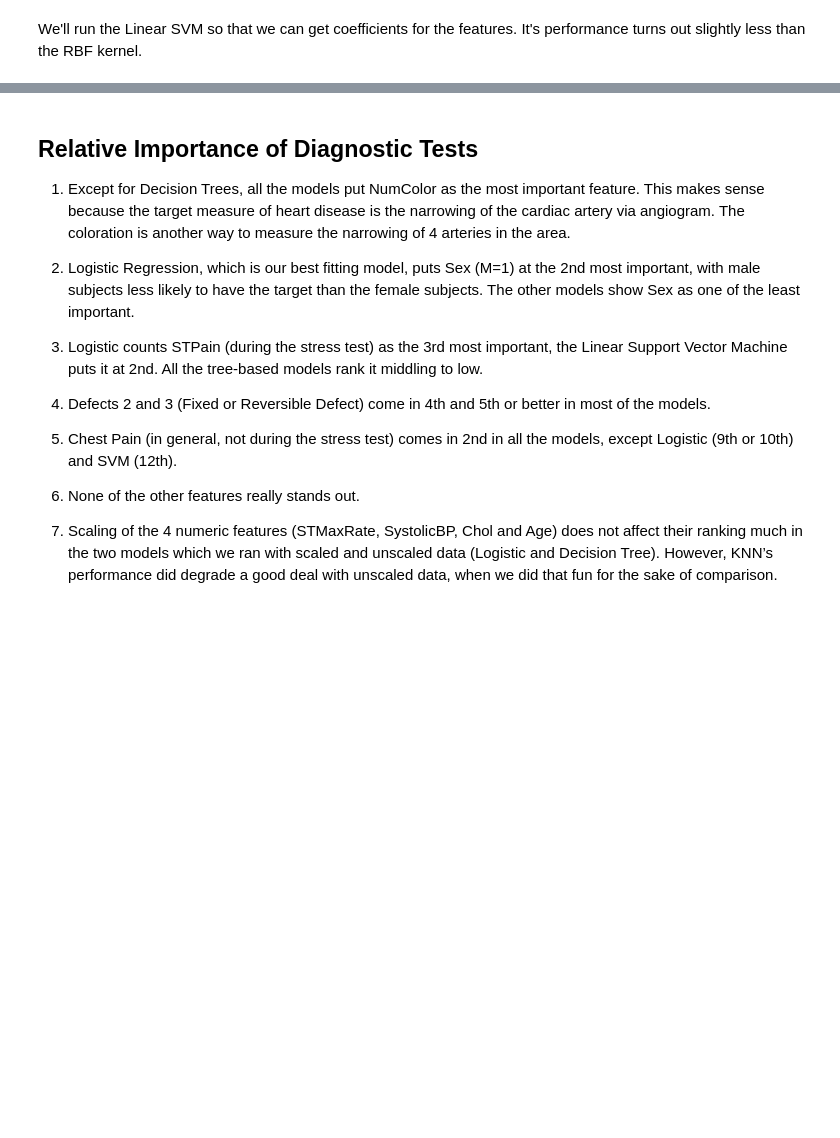
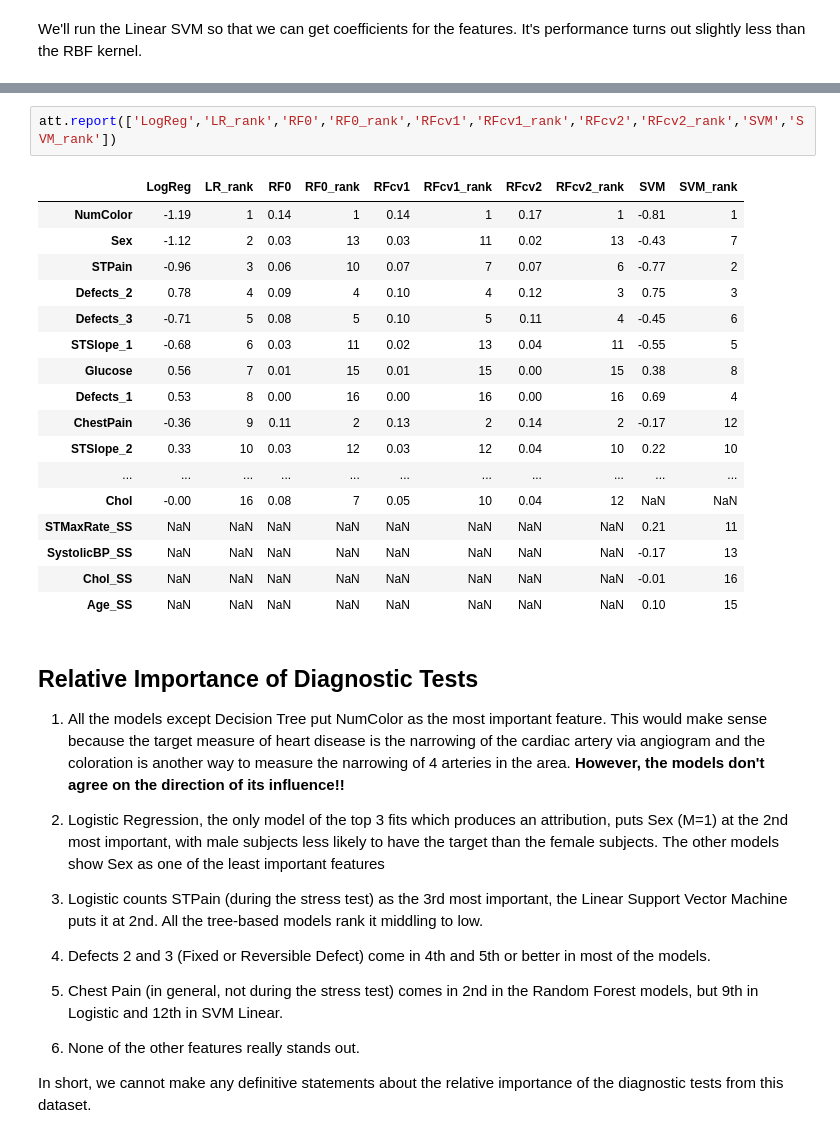
Before and after one commit to BradDoty/KaggleHeartDiseaseUCI, a Jupyter notebook: Notebooks/Capstone 2 -- Modeling.ipynb, the cells around one changed output, grey strips where cells are left out. Saved outputs shown, nothing was run; the diff lists cells and outputs as text; blank space fills up the shorter version.

```diff
--- a/Notebooks/Capstone 2 -- Modeling.ipynb
+++ b/Notebooks/Capstone 2 -- Modeling.ipynb
@@ -628,16 +631,36 @@ att.report()
+# %%
+att.report(['LogReg','LR_rank','RF0','RF0_rank','RFcv1','RFcv1_rank','RFcv2','RFcv2_rank','SVM','SVM_rank'])
+# %% [output]
+|  | LogReg | LR_rank | RF0 | RF0_rank | RFcv1 | RFcv1_rank | RFcv2 | RFcv2_rank | SVM | SVM_rank |
+| NumColor | -1.19 | 1 | 0.14 | 1 | 0.14 | 1 | 0.17 | 1 | -0.81 | 1 |
+| Sex | -1.12 | 2 | 0.03 | 13 | 0.03 | 11 | 0.02 | 13 | -0.43 | 7 |
+| STPain | -0.96 | 3 | 0.06 | 10 | 0.07 | 7 | 0.07 | 6 | -0.77 | 2 |
+| Defects_2 | 0.78 | 4 | 0.09 | 4 | 0.10 | 4 | 0.12 | 3 | 0.75 | 3 |
+| Defects_3 | -0.71 | 5 | 0.08 | 5 | 0.10 | 5 | 0.11 | 4 | -0.45 | 6 |
+| STSlope_1 | -0.68 | 6 | 0.03 | 11 | 0.02 | 13 | 0.04 | 11 | -0.55 | 5 |
+| Glucose | 0.56 | 7 | 0.01 | 15 | 0.01 | 15 | 0.00 | 15 | 0.38 | 8 |
+| Defects_1 | 0.53 | 8 | 0.00 | 16 | 0.00 | 16 | 0.00 | 16 | 0.69 | 4 |
+| ChestPain | -0.36 | 9 | 0.11 | 2 | 0.13 | 2 | 0.14 | 2 | -0.17 | 12 |
+| STSlope_2 | 0.33 | 10 | 0.03 | 12 | 0.03 | 12 | 0.04 | 10 | 0.22 | 10 |
+| ... | ... | ... | ... | ... | ... | ... | ... | ... | ... | ... |
+| Chol | -0.00 | 16 | 0.08 | 7 | 0.05 | 10 | 0.04 | 12 | NaN | NaN |
+| STMaxRate_SS | NaN | NaN | NaN | NaN | NaN | NaN | NaN | NaN | 0.21 | 11 |
+| SystolicBP_SS | NaN | NaN | NaN | NaN | NaN | NaN | NaN | NaN | -0.17 | 13 |
+| Chol_SS | NaN | NaN | NaN | NaN | NaN | NaN | NaN | NaN | -0.01 | 16 |
+| Age_SS | NaN | NaN | NaN | NaN | NaN | NaN | NaN | NaN | 0.10 | 15 |
 # %% [markdown]
 ## Relative Importance of Diagnostic Tests
 
-1. Except for Decision Trees, all the models put NumColor as the most important feature.  This makes sense because the target measure of heart disease is the narrowing of the cardiac artery via angiogram.  The coloration is another way to measure the narrowing of 4 arteries in the area.
+1. All the models except Decision Tree put NumColor as the most important feature.  This would make sense because the target measure of heart disease is the narrowing of the cardiac artery via angiogram and the coloration is another way to measure the narrowing of 4 arteries in the area.  **However, the models don't agree on the direction of its influence!!**
 
-2. Logistic Regression, which is our best fitting model, puts Sex (M=1) at the 2nd most important, with male subjects less likely to have the target than the female subjects.  The other models show Sex as one of the least important.
+2. Logistic Regression, the only model of the top 3 fits which produces an attribution, puts Sex (M=1) at the 2nd most important, with male subjects less likely to have the target than the female subjects.  The other models show Sex as one of the least important features
 
 3. Logistic counts STPain (during the stress test) as the 3rd most important, the Linear Support Vector Machine puts it at 2nd.  All the tree-based models rank it middling to low.
 
 4. Defects 2 and 3 (Fixed or Reversible Defect) come in 4th and 5th or better in most of the models.
 
-5. Chest Pain (in general, not during the stress test) comes in 2nd in all the models, except Logistic (9th or 10th) and SVM (12th).
+5. Chest Pain (in general, not during the stress test) comes in 2nd in the Random Forest models, but 9th in Logistic and 12th in SVM Linear.
 
 6. None of the other features really stands out.
 
-7. Scaling of the 4 numeric features (STMaxRate, SystolicBP, Chol and Age) does not affect their ranking much in the two models which we ran with scaled and unscaled data (Logistic and Decision Tree).  However, KNN’s performance did degrade a good deal with unscaled data, when we did that fun for the sake of comparison.
+In short, we cannot make any definitive statements about the relative importance of the diagnostic tests from this dataset.
```
Also changed, not shown: parts of 28 cells of this notebook, 4 other files.
